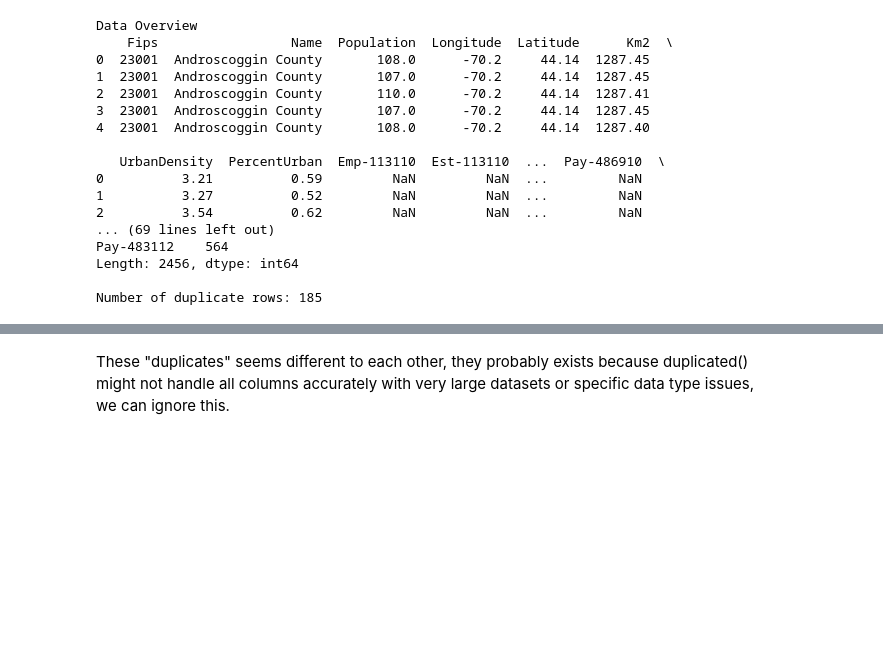
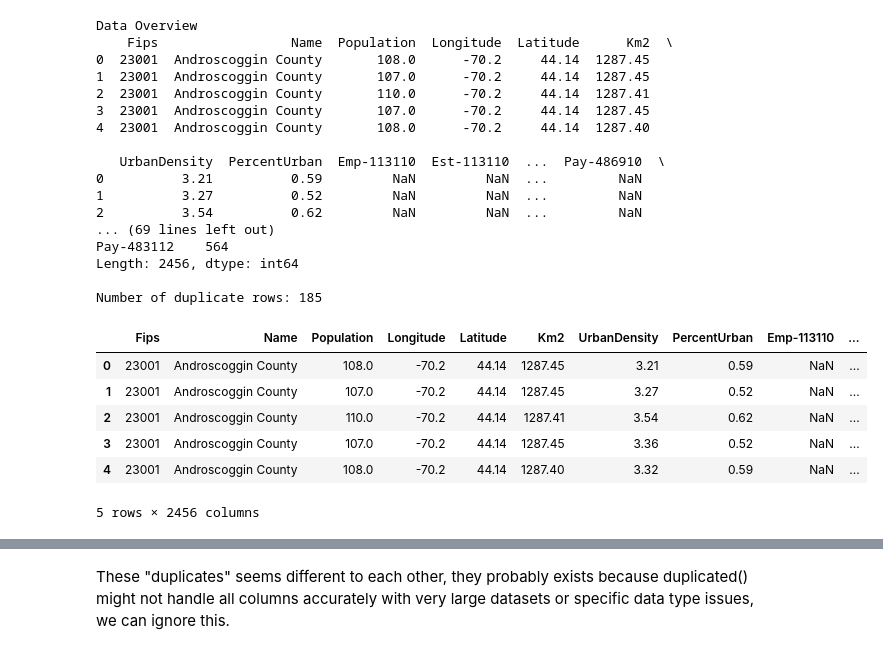
Before and after one commit to praneeth-bojanala5/realitystream, a Jupyter notebook: models/Run-Models-bkup.ipynb, the cells around one changed output, grey strips where cells are left out. Saved outputs shown, nothing was run; the diff lists cells and outputs as text; code cells hidden in the pictures; blank space fills up the shorter version.

```diff
--- a/models/Run-Models-bkup.ipynb
+++ b/models/Run-Models-bkup.ipynb
@@ -797,6 +865,16 @@ Pay-483112    564
 Length: 2456, dtype: int64
 
 Number of duplicate rows: 185
+# %%
+X_total.head()
+# %% [output]
+|  | Fips | Name | Population | Longitude | Latitude | Km2 | UrbanDensity | PercentUrban | Emp-113110 | ... |
+| 0 | 23001 | Androscoggin County | 108.0 | -70.2 | 44.14 | 1287.45 | 3.21 | 0.59 | NaN | ... |
+| 1 | 23001 | Androscoggin County | 107.0 | -70.2 | 44.14 | 1287.45 | 3.27 | 0.52 | NaN | ... |
+| 2 | 23001 | Androscoggin County | 110.0 | -70.2 | 44.14 | 1287.41 | 3.54 | 0.62 | NaN | ... |
+| 3 | 23001 | Androscoggin County | 107.0 | -70.2 | 44.14 | 1287.45 | 3.36 | 0.52 | NaN | ... |
+| 4 | 23001 | Androscoggin County | 108.0 | -70.2 | 44.14 | 1287.40 | 3.32 | 0.59 | NaN | ... |
+5 rows × 2456 columns
 # %%
 # Since we see duplicates in X_total, we check what are those duplicates
 duplicates = X_total.duplicated(keep="first")
```
Also changed, not shown: parts of 22 cells of this notebook.
